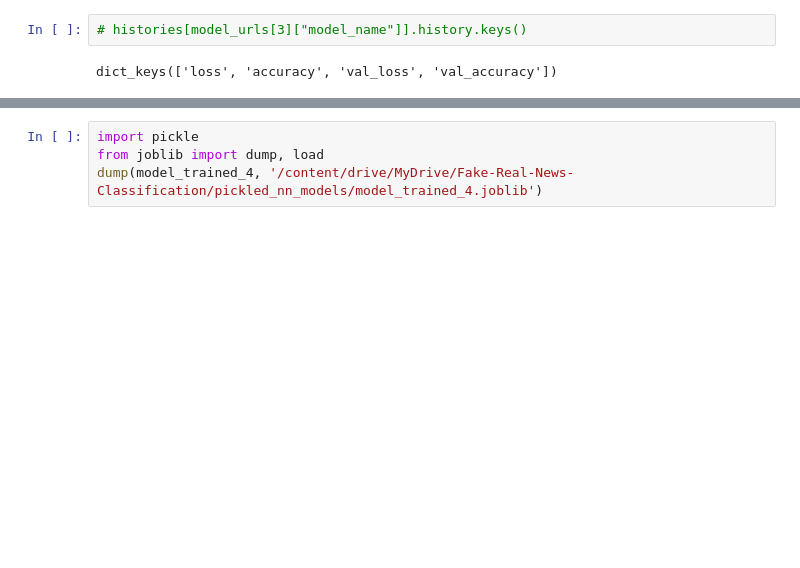
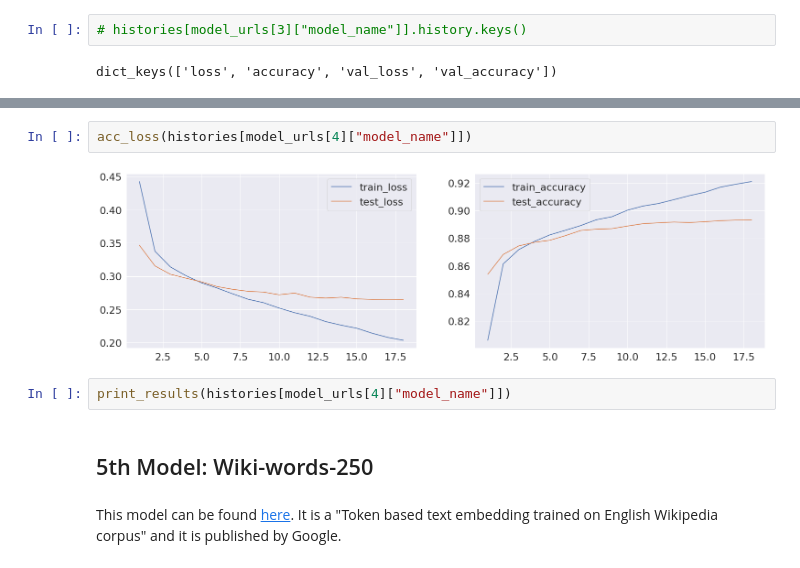
Before and after one commit to miladshiraniUCB/Fake-Real-News-Classification, a Jupyter notebook: Modeling Notebooks/Modeling_NN_Transfer_Learning.ipynb, the cells around one changed output, grey strips where cells are left out. Drawn from its saved outputs; the diff is of its cells as text; blank space fills up the shorter version.

```diff
--- a/Modeling Notebooks/Modeling_NN_Transfer_Learning.ipynb
+++ b/Modeling Notebooks/Modeling_NN_Transfer_Learning.ipynb
@@ -732,4 +384,10 @@ print_results(model_trained_4)
-# %%
-import pickle
-from joblib import dump, load
-dump(model_trained_4, '/content/drive/MyDrive/Fake-Real-News-Classification/pickled_nn_models/model_trained_4.joblib')
+# %%
+acc_loss(histories[model_urls[4]["model_name"]])
+# %% [output]
+[figure, added]
+# %%
+print_results(histories[model_urls[4]["model_name"]])
+# %% [markdown]
+## 5th Model: Wiki-words-250
+# %% [markdown]
+This model can be found [here](https://tfhub.dev/google/Wiki-words-250/2). It is a "Token based text embedding trained on English Wikipedia corpus" and it is published by Google.
```
Also changed, not shown: parts of 63 cells of this notebook.
